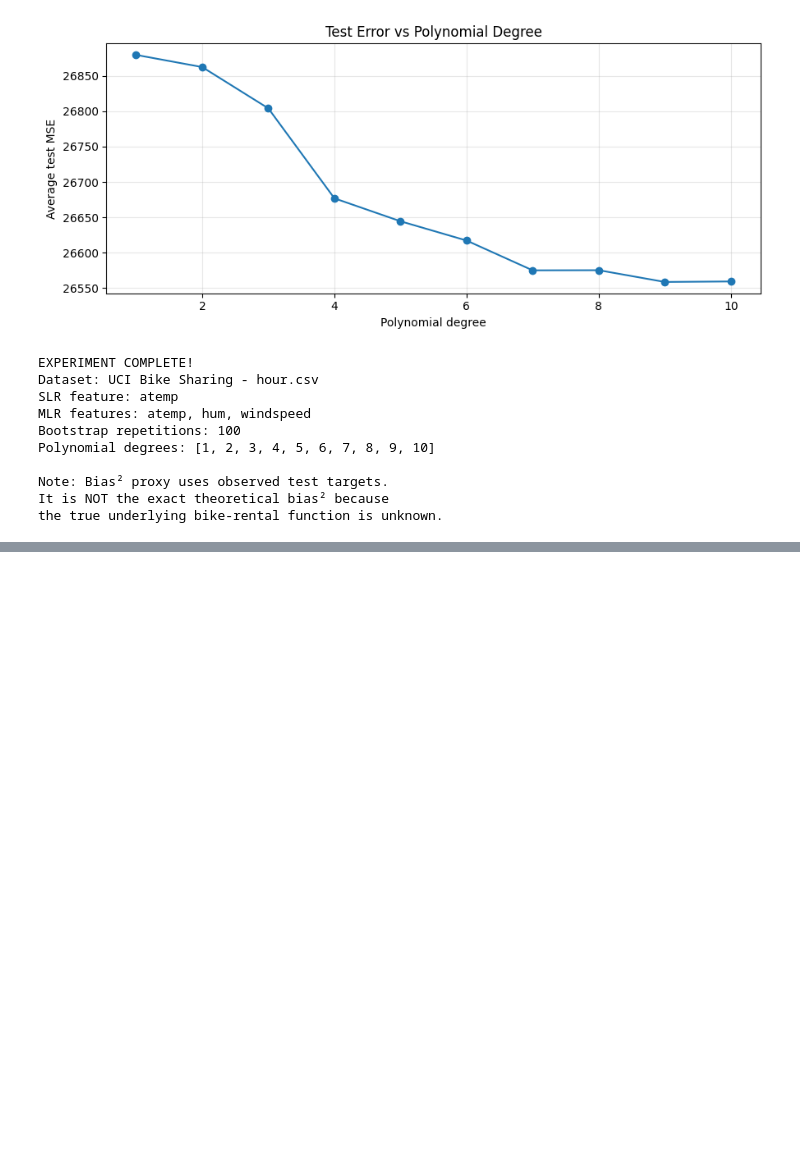
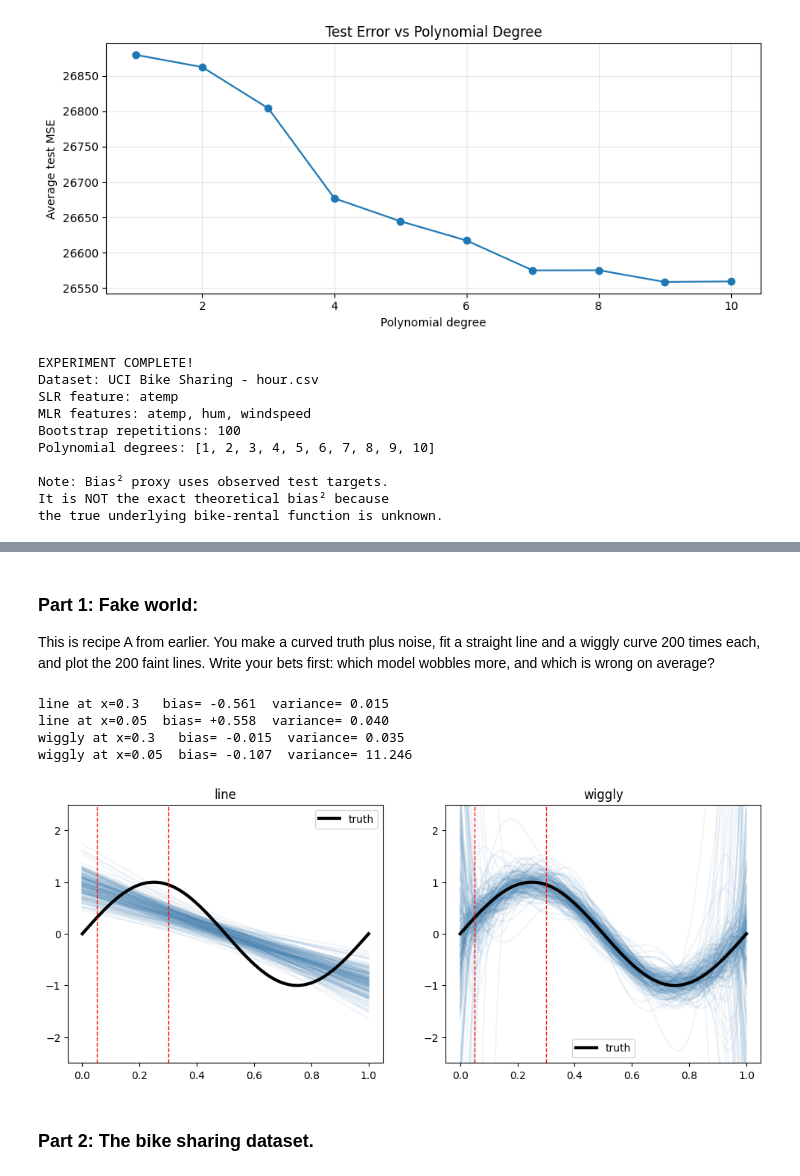
Before and after one commit to sxrthk17/ml-journey, a Jupyter notebook: linear-regression/notebooks/05b_BIAS_VARIANCE_NOISE.ipynb, the cells around one changed output, grey strips where cells are left out. Saved outputs shown, nothing was run; the diff lists cells and outputs as text; code cells hidden in the pictures; blank space fills up the shorter version.

```diff
--- a/linear-regression/notebooks/05b_BIAS_VARIANCE_NOISE.ipynb
+++ b/linear-regression/notebooks/05b_BIAS_VARIANCE_NOISE.ipynb
@@ -316,0 +412,14 @@ the true underlying bike-rental function is unknown.
+# %%
+ax = results_df[
+    ["Bias² proxy", "Prediction Variance"]
+].plot(
+    kind="bar",
+    figsize=(9, 6)
+)
+
+ax.set_ylabel("Mean Squared Error")
+ax.set_title("SLR vs MLR: Bias-Squared Proxy and Variance")
+ax.tick_params(axis="x", rotation=0)
+
+plt.tight_layout()
+plt.show()
@@ -316,0 +428,63 @@ the true underlying bike-rental function is unknown.
+# %% [markdown]
+### Part 1: Fake world:
+This is recipe A from earlier. You make a curved truth plus noise, fit a straight line and a wiggly curve 200 times each, and plot the 200 faint lines. Write your bets first: which model wobbles more, and which is wrong on average?
+# %%
+import numpy as np
+import matplotlib.pyplot as plt
+
+rng = np.random.default_rng(0)
+
+def truth(x):
+    return np.sin(2 * np.pi * x)
+
+n_points = 30
+noise_sd = 0.3
+n_repeats = 200
+x_grid = np.linspace(0, 1, 200)
+spots = [0.3, 0.05]
+
+curves = {"line":[], "wiggly":[]}
+preds_at_spot = {"line": {s : [] for s in spots},
+                "wiggly": {s: [] for s in spots}}
+
+for _ in range(n_repeats):
+    x = rng.uniform(0, 1, n_points)
+    y = truth(x) + rng.normal(0, noise_sd, n_points)
+
+    fits = {
+        "line": np.polyfit(x, y, 1),
+        "wiggly": np.polyfit(x, y, 9)
+    }
+
+    for name, coef in fits.items():
+        curves[name].append(np.polyval(coef, x_grid))
+        for s in spots:
+            preds_at_spot[name][s].append(np.polyval(coef, s))
+
+
+for name in ["line", "wiggly"]:
+    for s in spots:
+        p = np.array(preds_at_spot[name][s])
+        print(f"{name:.7s} at x={s:<5} bias= {p.mean() - truth(s):+.3f}  variance= {p.var():.3f}")
+
+## the picture:
+fig, axes = plt.subplots(1, 2, figsize=(12, 4.5), sharey=False)
+for ax, name in zip(axes, ["line", "wiggly"]):
+    for c in curves[name]:
+        ax.plot(x_grid, c, color="steelblue", alpha=0.08)
+    ax.plot(x_grid, truth(x_grid), color="black", lw=3, label="truth")
+    for s in spots:
+        ax.axvline(s, color="red", ls="--", lw=1)
+
+    ax.set_title(name)
+    ax.set_ylim(-2.5, 2.5)
+    ax.legend()
+plt.show()
+# %% [output]
+line at x=0.3   bias= -0.561  variance= 0.015
+line at x=0.05  bias= +0.558  variance= 0.040
+wiggly at x=0.3   bias= -0.015  variance= 0.035
+wiggly at x=0.05  bias= -0.107  variance= 11.246
+[figure, added]
+# %% [markdown]
+### Part 2: The bike sharing dataset.
```
Also changed, not shown: parts of 9 cells of this notebook, 1 other file.
